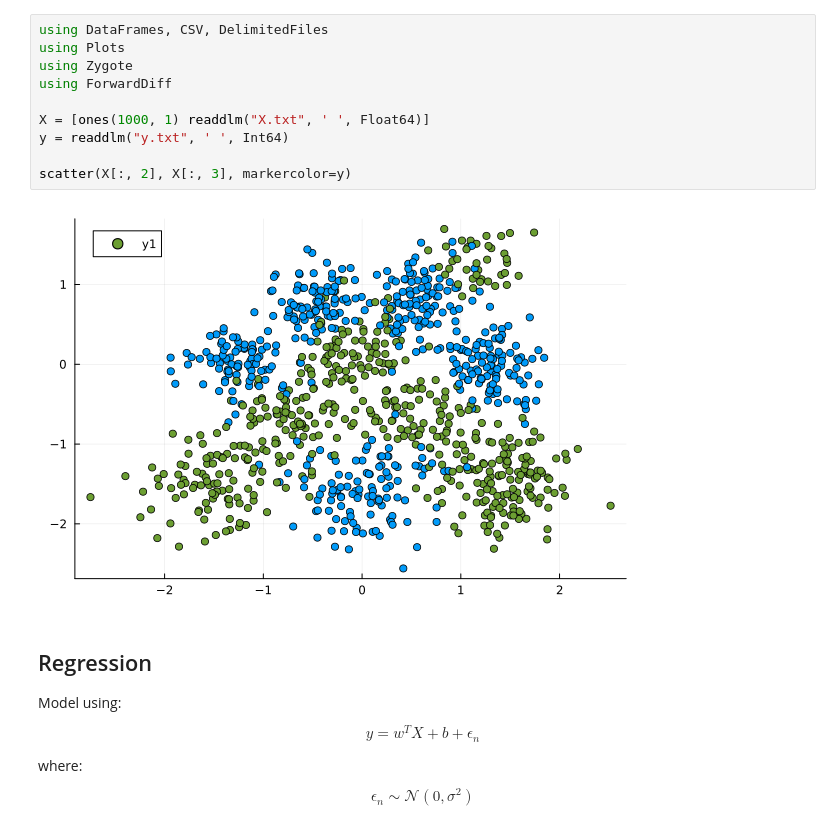
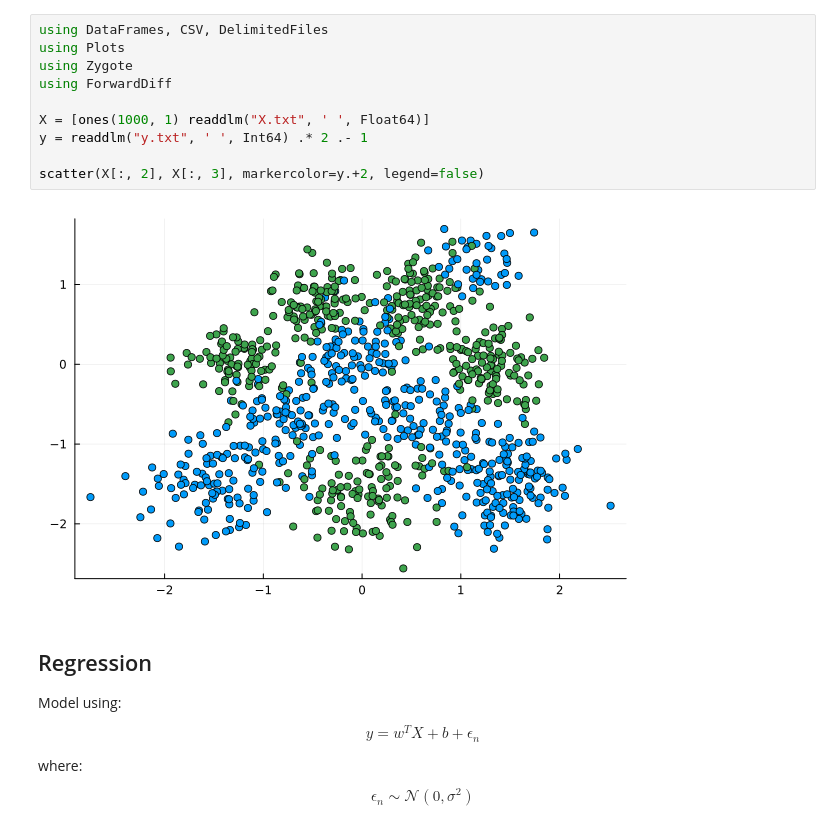
Before and after one commit to ofs416/Bayesian_Julia, a Jupyter notebook: nb.ipynb, the cells around one changed output. Drawn from its saved outputs; the diff is of its cells as text.

```diff
--- a/nb.ipynb
+++ b/nb.ipynb
@@ -1,15 +1,15 @@
 # %%
 using DataFrames, CSV, DelimitedFiles
 using Plots
 using Zygote
 using ForwardDiff
 
 X = [ones(1000, 1) readdlm("X.txt", ' ', Float64)]
-y = readdlm("y.txt", ' ', Int64)
+y = readdlm("y.txt", ' ', Int64) .* 2 .- 1
 
-scatter(X[:, 2], X[:, 3], markercolor=y)
+scatter(X[:, 2], X[:, 3], markercolor=y.+2, legend=false)
 # %% [output]
-[figure, old version]
+[figure, new version]
 # %% [markdown]
 ## Regression
 
```
Also changed, not shown: parts of 7 cells of this notebook, 1 other file.
